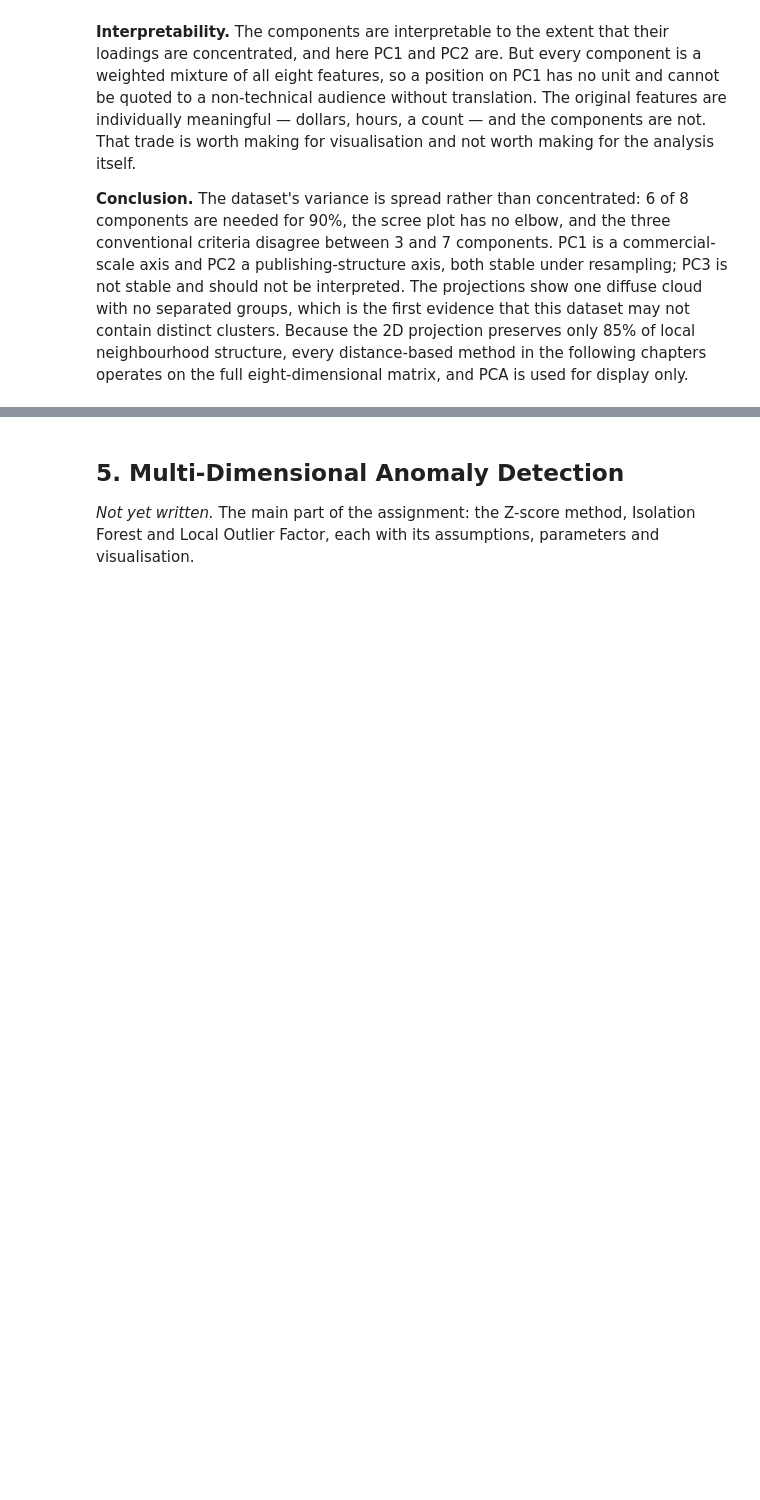
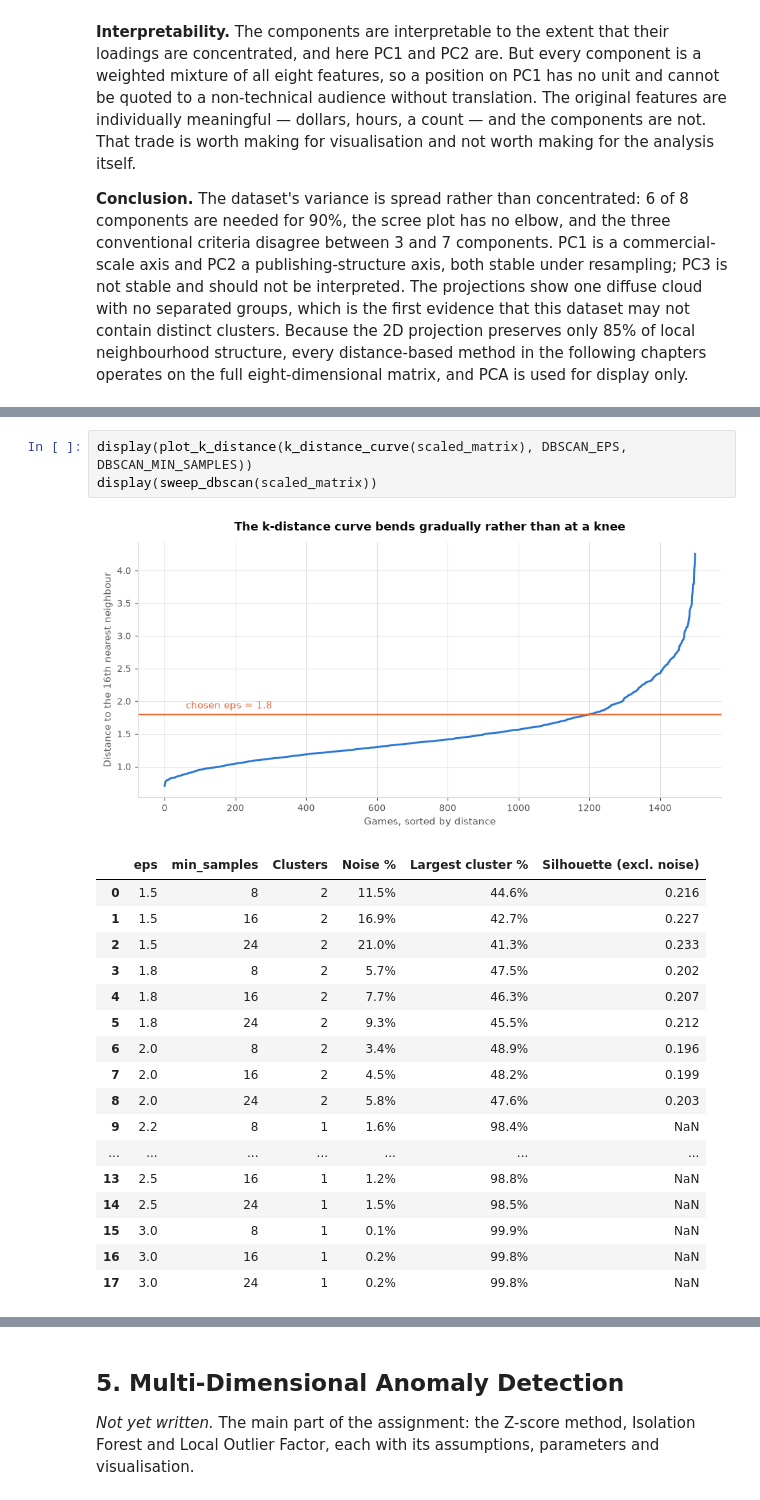
Before and after one commit to shonmazon/Data_Science, a Jupyter notebook: assignment3-unsupervised/notebooks/steam_unsupervised.ipynb, the cells around one changed output, grey strips where cells are left out. Saved outputs shown, nothing was run; the diff lists cells and outputs as text; blank space fills up the shorter version.

```diff
--- a/assignment3-unsupervised/notebooks/steam_unsupervised.ipynb
+++ b/assignment3-unsupervised/notebooks/steam_unsupervised.ipynb
@@ -1200,0 +1300,22 @@ for display only.
+# %%
+display(plot_k_distance(k_distance_curve(scaled_matrix), DBSCAN_EPS, DBSCAN_MIN_SAMPLES))
+display(sweep_dbscan(scaled_matrix))
+# %% [output]
+[figure, added]
+|  | eps | min_samples | Clusters | Noise % | Largest cluster % | Silhouette (excl. noise) |
+| 0 | 1.5 | 8 | 2 | 11.5% | 44.6% | 0.216 |
+| 1 | 1.5 | 16 | 2 | 16.9% | 42.7% | 0.227 |
+| 2 | 1.5 | 24 | 2 | 21.0% | 41.3% | 0.233 |
+| 3 | 1.8 | 8 | 2 | 5.7% | 47.5% | 0.202 |
+| 4 | 1.8 | 16 | 2 | 7.7% | 46.3% | 0.207 |
+| 5 | 1.8 | 24 | 2 | 9.3% | 45.5% | 0.212 |
+| 6 | 2.0 | 8 | 2 | 3.4% | 48.9% | 0.196 |
+| 7 | 2.0 | 16 | 2 | 4.5% | 48.2% | 0.199 |
+| 8 | 2.0 | 24 | 2 | 5.8% | 47.6% | 0.203 |
+| 9 | 2.2 | 8 | 1 | 1.6% | 98.4% | NaN |
+| ... | ... | ... | ... | ... | ... | ... |
+| 13 | 2.5 | 16 | 1 | 1.2% | 98.8% | NaN |
+| 14 | 2.5 | 24 | 1 | 1.5% | 98.5% | NaN |
+| 15 | 3.0 | 8 | 1 | 0.1% | 99.9% | NaN |
+| 16 | 3.0 | 16 | 1 | 0.2% | 99.8% | NaN |
+| 17 | 3.0 | 24 | 1 | 0.2% | 99.8% | NaN |
```
Also changed, not shown: parts of 18 cells of this notebook, 2 other files.
